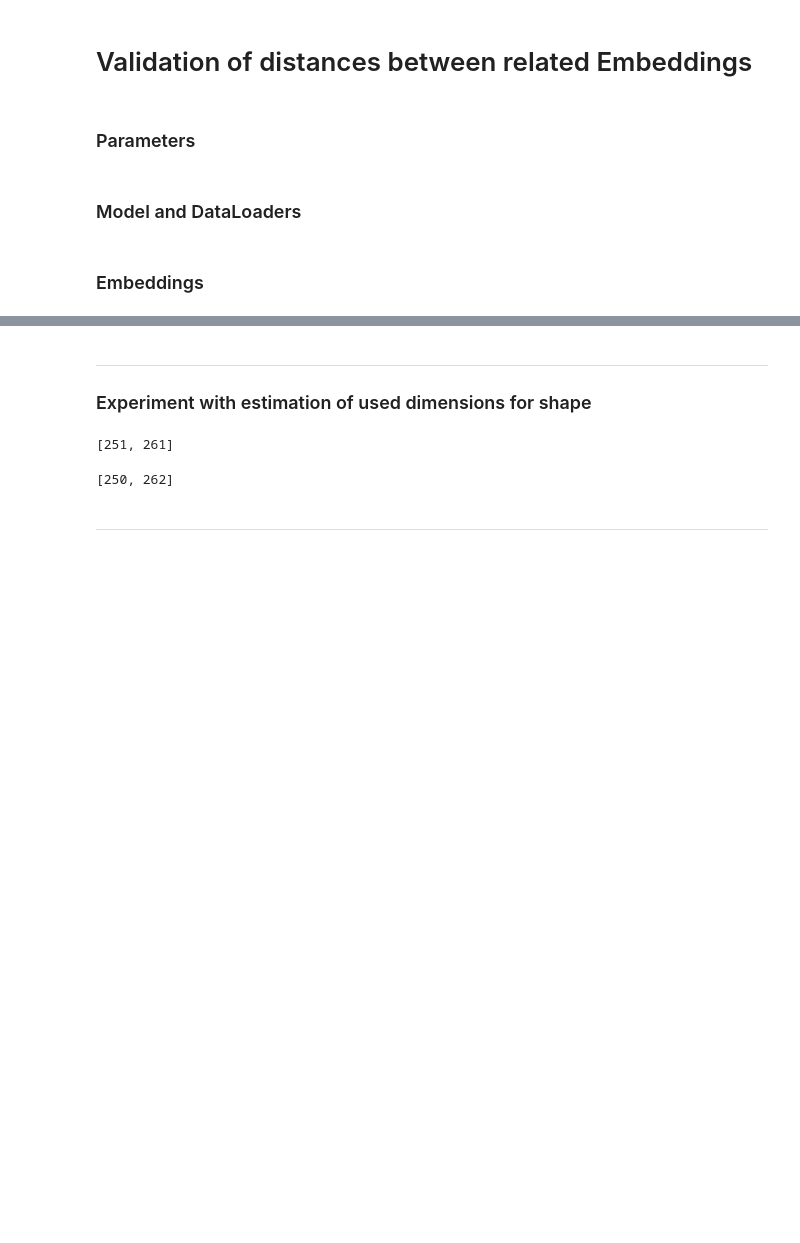
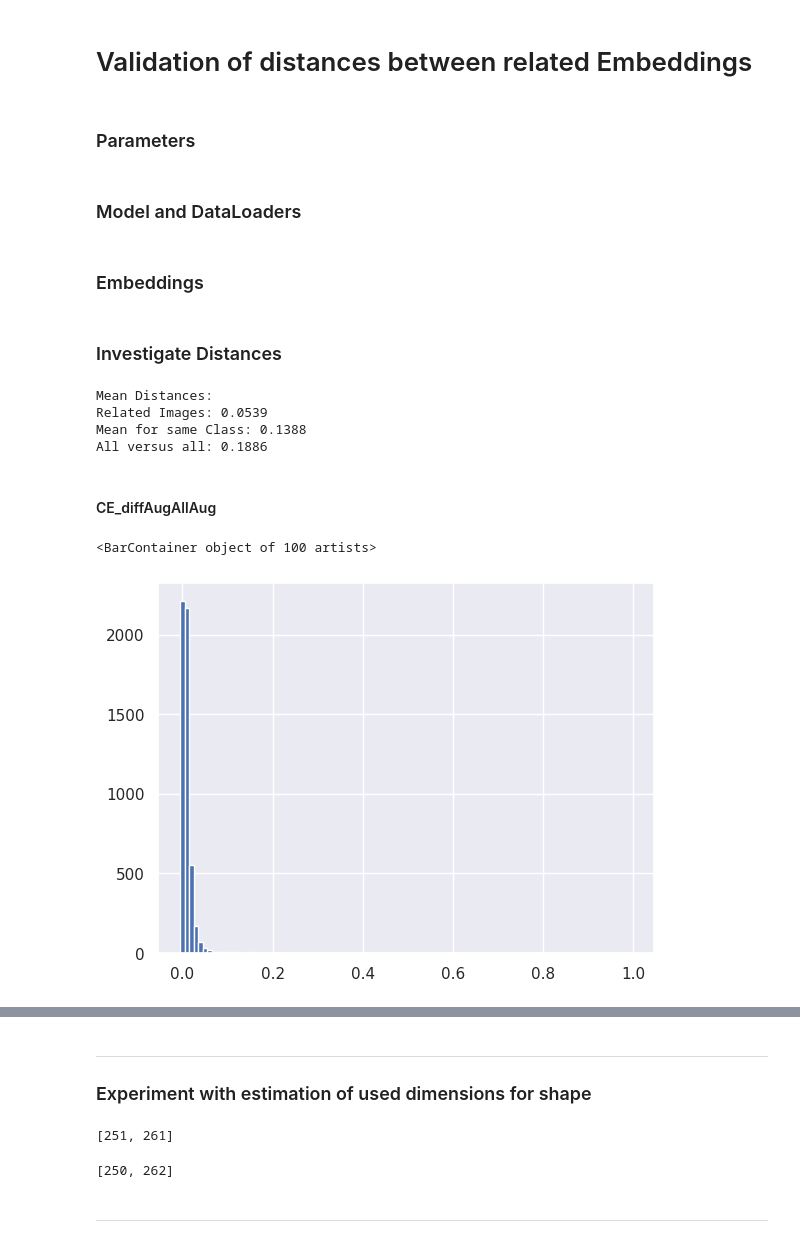
Before and after one commit to Thomas-Gottwald/SupContrastShape, a Jupyter notebook: validation_distances.ipynb, the cells around one changed output, grey strips where cells are left out. Drawn from its saved outputs; the diff is of its cells as text; code cells hidden in the pictures; blank space fills up the shorter version.

```diff
--- a/validation_distances.ipynb
+++ b/validation_distances.ipynb
@@ -17,31 +17,33 @@ tsenecuda_venv = "/home/tgottwald/tsnecuda_venv/"
 # untrained
 # root_model = "./save/SupCE/untrained/SupCE_untrained_resnet18_lr_0.0_decay_0.0001_bsz_26_trial_0_noTraining/models/last.pth"
 
-# cross entropy:
-# original data:
-# root_model = "./save/SupCE/animals10/SupCE_animals10_resnet18_lr_0.125_decay_0.0001_bsz_26_trial_0_baseline_cosine/models/ckpt_epoch_500.pth"
-# diffused data:
+# animals10
+# SupCE
+root_model = "./save/SupCE/animals10/SupCE_animals10_resnet18_lr_0.125_decay_0.0001_bsz_26_trial_0_baseline_cosine/models/last.pth"
+
 # root_model = "./save/SupCE/animals10_diff_4000/SupCE_animals10_diff_4000_resnet18_lr_0.125_decay_0.0001_bsz_26_trial_0_4000_cosine/models/last.pth"
-# original and diffused data
-root_model = "./save/SupCE/animals10_diff_-1+4000/SupCE_animals10_diff_-1+4000_resnet18_lr_0.125_decay_0.0001_bsz_26_trial_0_diffAug_cosine/models/last.pth"
-# small original dataset
+# root_model = "./save/SupCE/animals10_diff_8000/SupCE_animals10_diff_8000_resnet18_lr_0.125_decay_0.0001_bsz_26_trial_0_8000_cosine/models/last.pth"
+
 # root_model = "./save/SupCE/animals10_diff_-1_small/SupCE_animals10_diff_-1_small_resnet18_lr_0.125_decay_0.0001_bsz_26_trial_0_origSmall_cosine/models/last.pth"
-# small diffused dataset
 # root_model = "./save/SupCE/animals10_diff_4000_small/SupCE_animals10_diff_4000_small_resnet18_lr_0.125_decay_0.0001_bsz_26_trial_0_4000Small_cosine/models/last.pth"
 
-# supervised contrastive learning:
-# with classes as positives and negatives
-# original data:
-# root_model = "./save/SupCon/animals10/SupCon_animals10_resnet18_lr_0.5_decay_0.0001_bsz_26_temp_0.1_trial_0_try2_cosine/models/last.pth"
+# root_model = "./save/SupCE/animals10_diff_-1+4000/SupCE_animals10_diff_-1+4000_resnet18_lr_0.125_decay_0.0001_bsz_26_trial_0_diffAug_cosine/models/last.pth"
+# root_model = "./save/SupCE/animals10_diff_-1+4000/SupCE_animals10_diff_-1+4000_resnet18_lr_0.125_decay_0.0001_bsz_26_trial_0_diffAugAllAug_cosine/models/last.pth"
+
+# SupCon
 # root_model = "./save/SupCon/animals10_diff_-1/SupCon_animals10_diff_-1_resnet18_lr_0.125_decay_0.0001_bsz_26_temp_0.1_trial_0_try3_cosine/models/last.pth"
-# original and diffused data (with no augmentations):
+
 # root_model = "./save/SupCon/animals10_diff_-1+4000/SupCon_animals10_diff_-1+4000_resnet18_lr_0.125_decay_0.0001_bsz_26_temp_0.1_trial_0_noAug_cosine/models/last.pth"
+# root_model = "./save/SupCon/animals10_diff_-1+4000/SupCon_animals10_diff_-1+4000_resnet18_lr_0.125_decay_0.0001_bsz_26_temp_0.1_trial_0_colorAugSameShapeAug_cosine/models/last.pth"
 
-# with one positive and other classes as negatives
-# original and diffused data (with no augmentations):
+# SupConHybrid
 # root_model = "./save/SupCon/animals10_diff_-1+4000/SupConHybrid_animals10_diff_-1+4000_resnet18_lr_0.125_decay_0.0001_bsz_26_temp_0.1_trial_0_noAug_cosine/models/last.pth"
-# original and diffused data (with color augmentations):
 # root_model = "./save/SupCon/animals10_diff_-1+4000/SupConHybrid_animals10_diff_-1+4000_resnet18_lr_0.125_decay_0.0001_bsz_26_temp_0.1_trial_0_colorAug_cosine/models/last.pth"
+
+# city_scapes
+# SupCE
+# root_model = "./save/SupCE/city_classification_original/SupCE_city_classification_original_resnet18_lr_0.125_decay_0.0001_bsz_26_trial_0_cityBaseline_cosine/models/last.pth"
+# root_model = "./save/SupCE/city_classification_diff/SupCE_city_classification_diff_resnet18_lr_0.125_decay_0.0001_bsz_26_trial_0_cityDiff_cosine/models/last.pth"
 
 dataset_1 = "animals10_diff_-1"
 dataset_2 = "animals10_diff_4000"
@@ -85,3 +87,19 @@ if len(aug_dict['aug']) == 0:
         embedding_train_2 = entry['data']
 else:
     embedding_aug_1, embedding_aug_2, class_labels_aug = ut_val.compute_diff_embeddings(model, val_loader, params, cuda_device)
+# %% [markdown]
+### Investigate Distances
+# %%
+mean_dist, mean_dist_class, mean_dist_all = ut_val.compute_mean_distance(embedding_test_1, embedding_test_2, class_labels_test)
+print("Mean Distances:")
+print(f"Related Images: {mean_dist:.4f}")
+print(f"Mean for same Class: {mean_dist_class:.4f}")
+print(f"All versus all: {mean_dist_all:.4f}")
+
+df_dist = pd.DataFrame.from_dict({"Related_Images": [mean_dist], "Same_Class": [mean_dist_class], "All_versus_all": [mean_dist_all]})
+df_dist.to_csv(os.path.join(path_embeddings_1, f"{dataset_1}_dist_to_{dataset_2}.csv"), index=False)
+# %% [output]
+Mean Distances:
+Related Images: 0.0539
+Mean for same Class: 0.1388
+All versus all: 0.1886
@@ -87,0 +109,16 @@ else:
+# %% [markdown]
+#### CE_diffAugAllAug
+# %%
+# related distances
+distances_embeddings = 1-torch.nn.functional.cosine_similarity(torch.tensor(embedding_test_1), torch.tensor(embedding_test_2))
+
+n_bins = 100
+
+bins_related = np.zeros(n_bins, dtype=int)
+for d in distances_embeddings:
+    bins_related[int(d*n_bins)] += 1
+
+plt.bar(np.arange(start=0, stop=1, step=1/n_bins), bins_related, width=1/n_bins)
+# %% [output]
+<BarContainer object of 100 artists>
+[figure, added]
```
Also changed, not shown: parts of 17 cells of this notebook, 7 other files.
